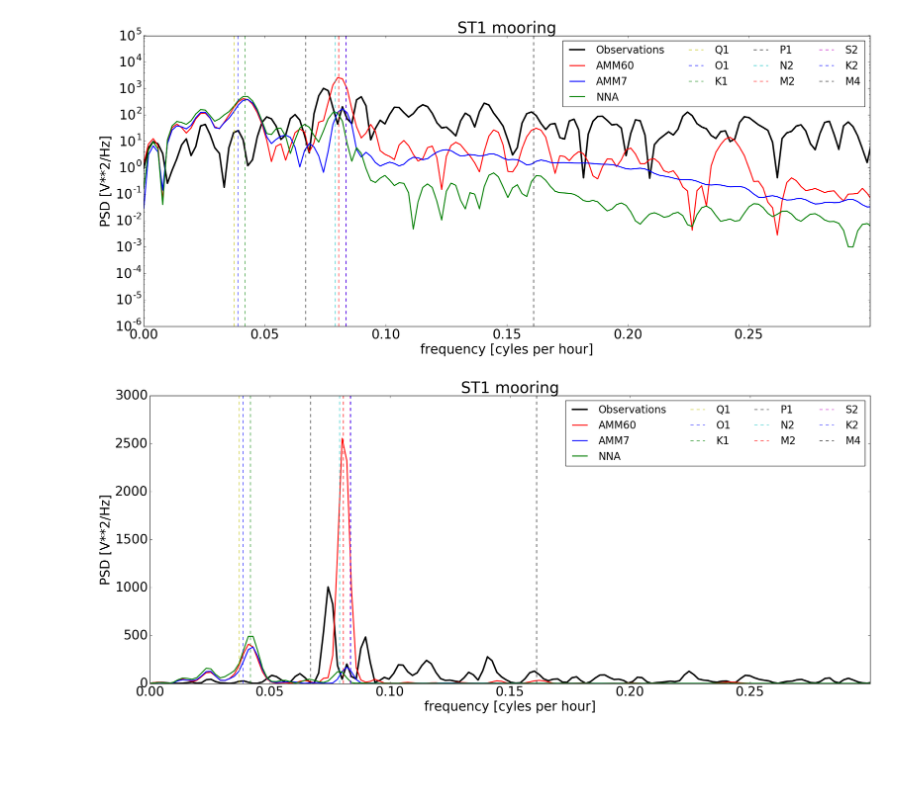
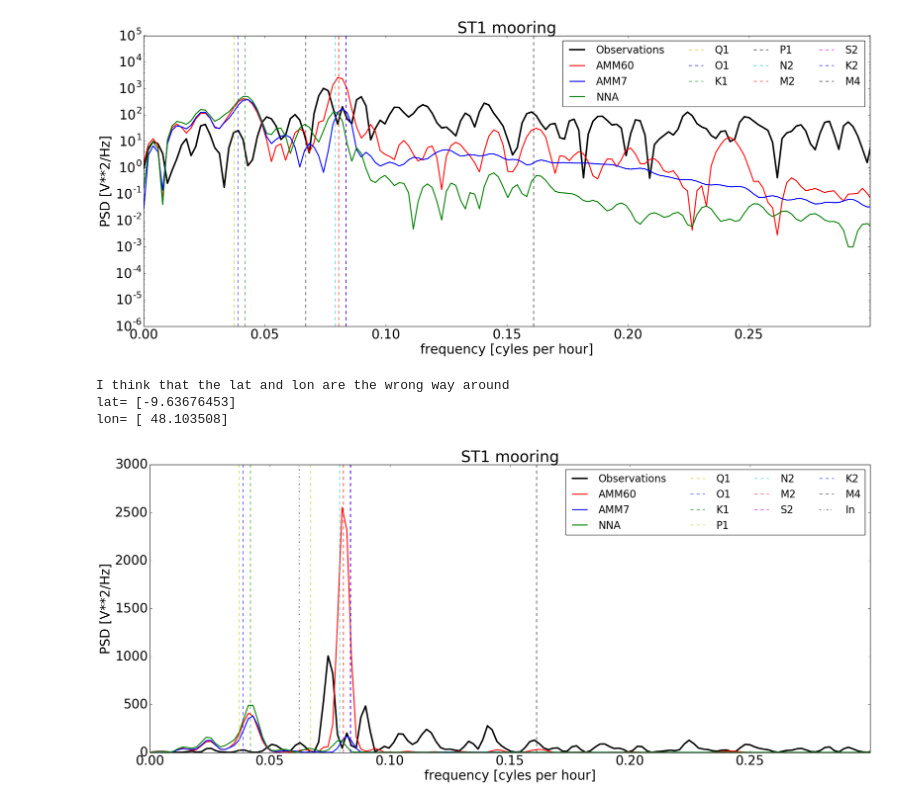
Before and after one commit to jpolton/AMM60_paper, a Jupyter notebook: Programs/FFT/fft_paper.ipynb, the cells around one changed output. Saved outputs shown, nothing was run; the diff lists cells and outputs as text; code cells hidden in the pictures; blank space fills up the shorter version.

Commit message:
P1 error
period_hrs = 24.07; lineformat = 'y--'; label='P1'
#period_hrs = 14.96; lineformat = 'y--'; label='P1' # This is the phase
speed in deg/hr

```diff
--- a/Programs/FFT/fft_paper.ipynb
+++ b/Programs/FFT/fft_paper.ipynb
@@ -63,6 +63,17 @@ def compute_fft(filename,Index_start,Index_end):
     f, fftmod = scipy.signal.welch(delta_mod-delta_3d_mod, fs=1.0, window='hanning', nperseg=len_seg, noverlap=len_seg*2/3, nfft=2*len_seg, detrend='linear', return_onesided=True, scaling='density')
 
     return[f,fftobs,fftmod]
+
+def compute_interial_freq(filename):
+    lat = amm60_data_tools.readMODELnc(filename,'lat')
+    lon = amm60_data_tools.readMODELnc(filename,'lon')
+    if lat < 40 and lon>40:
+        print 'I think that the lat and lon are the wrong way around'
+        print 'lat=',lat
+        print 'lon=',lon
+        lat = lon
+
+        return 24/(2*np.sin( np.pi/180.*lat)) # Inertial period (hrs)
 # %%
 ###### AMM60 #####
 print('AMM60')
@@ -166,6 +175,7 @@ plt.show()
 # %% [output]
 [figure]
 # %%
+# Plot linear y-axis
 plt.figure(figsize=(25, 10), dpi=250, facecolor='w', edgecolor='k')
 plt.rcParams.update({'font.size': 25})
 
@@ -190,37 +200,45 @@ plt.plot( [1/period_hrs, 1/period_hrs], [1E-6, 1E7], lineformat,label='O1')
 period_hrs = 23.93; lineformat = 'g--'; label='K1'
 plt.plot( [1/period_hrs, 1/period_hrs], [1E-6, 1E7], lineformat,label='K1')
 
-period_hrs = 14.96; lineformat = 'k--'; label='P1'
+period_hrs = 24.07; lineformat = 'y--'; label='P1'
+#period_hrs = 14.96; lineformat = 'y--'; label='P1' # This is the phase speed in deg/hr
 plt.plot( [1/period_hrs, 1/period_hrs], [1E-6, 1E7], lineformat,label='P1')
 
 period_hrs = 12.66; lineformat = 'c--'; label='N2'
 plt.plot( [1/period_hrs, 1/period_hrs], [1E-6, 1E7], lineformat,label='N2')
 
 period_hrs = 12.42; lineformat = 'r--'; label='M2'
 plt.plot( [1/period_hrs, 1/period_hrs], [1E-6, 1E7], lineformat,label='M2')
 
 period_hrs = 12.00; lineformat = 'm--'; label='S2'
 plt.plot( [1/period_hrs, 1/period_hrs], [1E-6, 1E7], lineformat,label='S2')
 
-period_hrs = 11.967; lineformat = 'b--'; label='N2'
+period_hrs = 11.967; lineformat = 'b--'; label='K2'
 plt.plot( [1/period_hrs, 1/period_hrs], [1E-6, 1E7], lineformat,label='K2')
 
 period_hrs = 6.21; lineformat = 'k--'; label='M4'
 plt.plot( [1/period_hrs, 1/period_hrs], [1E-6, 1E7], lineformat,label='M4')
+
+period_hrs = compute_interial_freq(filename); lineformat = 'k-.'; label='In'
+plt.plot( [1/period_hrs, 1/period_hrs], [1E-6, 1E7], lineformat,label='In')
+
 
 
 
 plt.xlim([0,0.3])
 plt.ylim([0, 3E3])
 plt.title(mooring_num+' mooring')
 if (mooring_num == 'ST1'):
     plt.legend(fontsize=20, loc='upper right', ncol=4)
 plt.xlabel('frequency [cyles per hour]')
 plt.ylabel('PSD [V**2/Hz]')
 
 name = 'fft_'+mooring_num+'.png'
 plt.savefig(str(name))
 
 plt.show()
 # %% [output]
+I think that the lat and lon are the wrong way around
+lat= [-9.63676453]
+lon= [ 48.103508]
-[figure, old version]
+[figure, new version]
```
Also changed, not shown: parts of 1 cell of this notebook, 1 other file.
